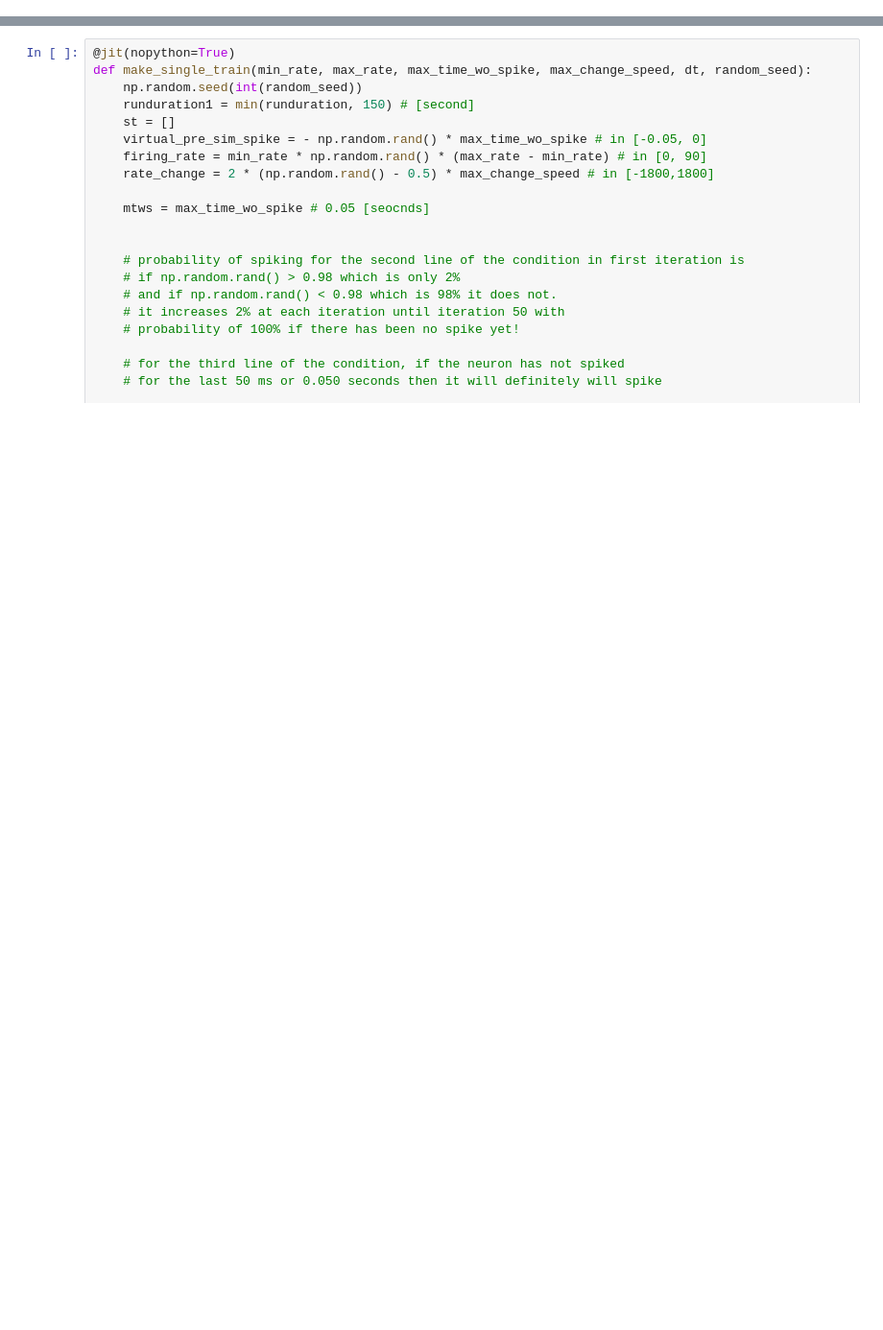
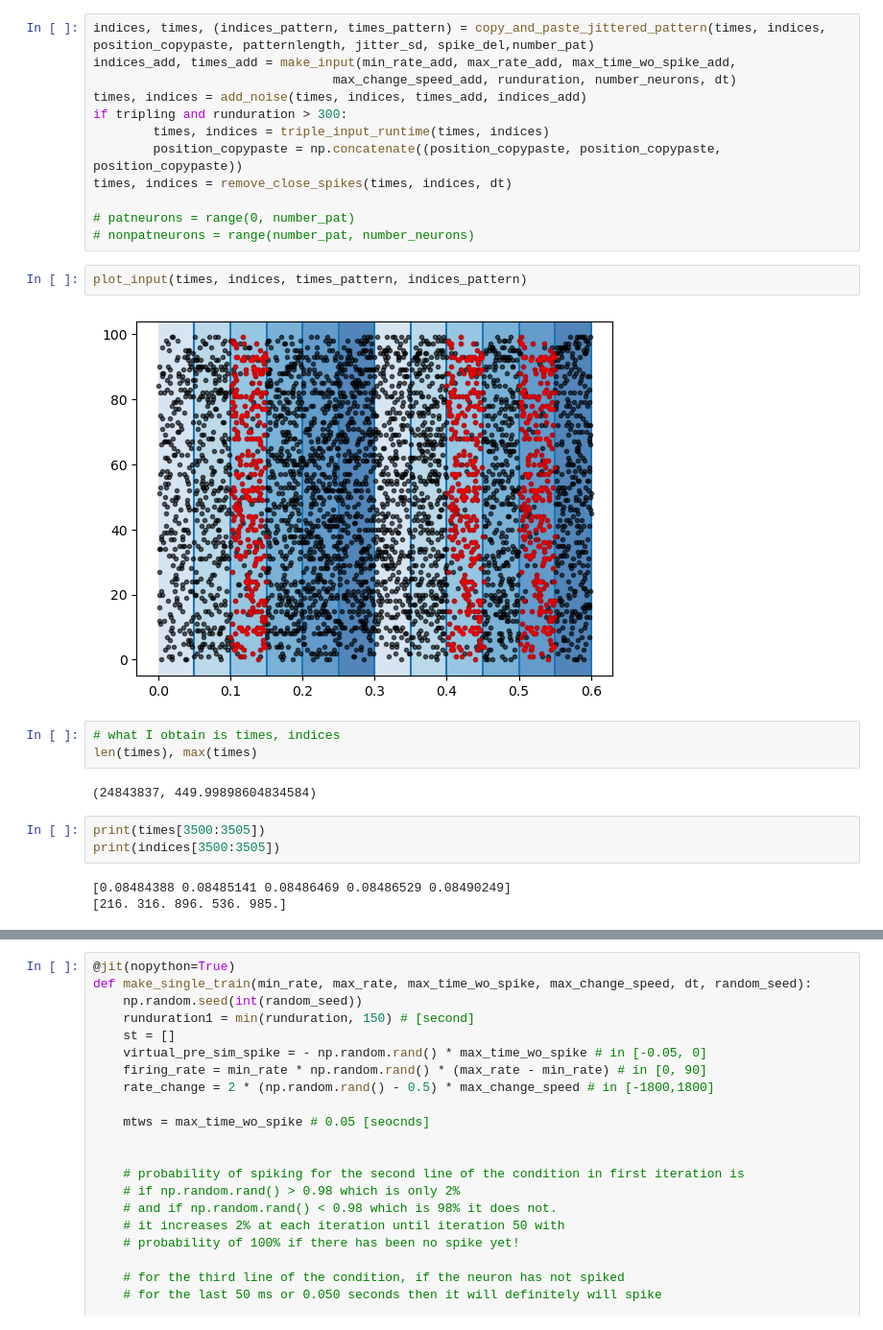
Before and after one commit to mehranfaraji/STDP-Finds-Start-of-Patterns, a Jupyter notebook: STDP-Finds-the-Start-of-Repeating-Patterns.ipynb, the cells around one changed output, grey strips where cells are left out. Shown: that part at 96% size. Drawn from its saved outputs; the diff is of its cells as text; blank space fills up the shorter version.

```diff
--- a/STDP-Finds-the-Start-of-Repeating-Patterns.ipynb
+++ b/STDP-Finds-the-Start-of-Repeating-Patterns.ipynb
@@ -24,0 +61,27 @@ jitter_sd = 1
+# %%
+indices, times, (indices_pattern, times_pattern) = copy_and_paste_jittered_pattern(times, indices, position_copypaste, patternlength, jitter_sd, spike_del,number_pat)
+indices_add, times_add = make_input(min_rate_add, max_rate_add, max_time_wo_spike_add,
+                                max_change_speed_add, runduration, number_neurons, dt)
+times, indices = add_noise(times, indices, times_add, indices_add)
+if tripling and runduration > 300:
+        times, indices = triple_input_runtime(times, indices)
+        position_copypaste = np.concatenate((position_copypaste, position_copypaste, position_copypaste))
+times, indices = remove_close_spikes(times, indices, dt)
+
+# patneurons = range(0, number_pat)
+# nonpatneurons = range(number_pat, number_neurons)
+# %%
+plot_input(times, indices, times_pattern, indices_pattern)
+# %% [output]
+[figure, added]
+# %%
+# what I obtain is times, indices
+len(times), max(times)
+# %% [output]
+(24843837, 449.99898604834584)
+# %%
+print(times[3500:3505])
+print(indices[3500:3505])
+# %% [output]
+[0.08484388 0.08485141 0.08486469 0.08486529 0.08490249]
+[216. 316. 896. 536. 985.]
```
Also changed, not shown: parts of 19 cells of this notebook, 2 other files.
